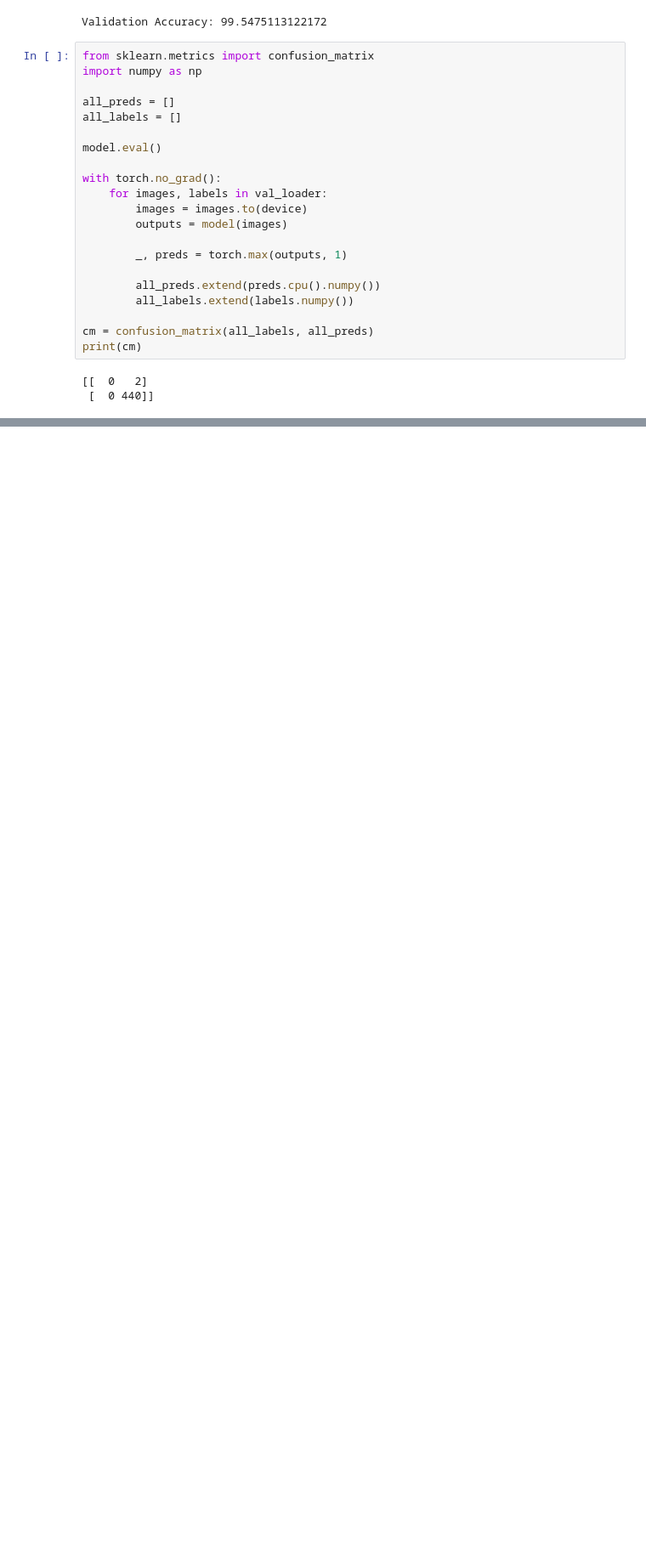
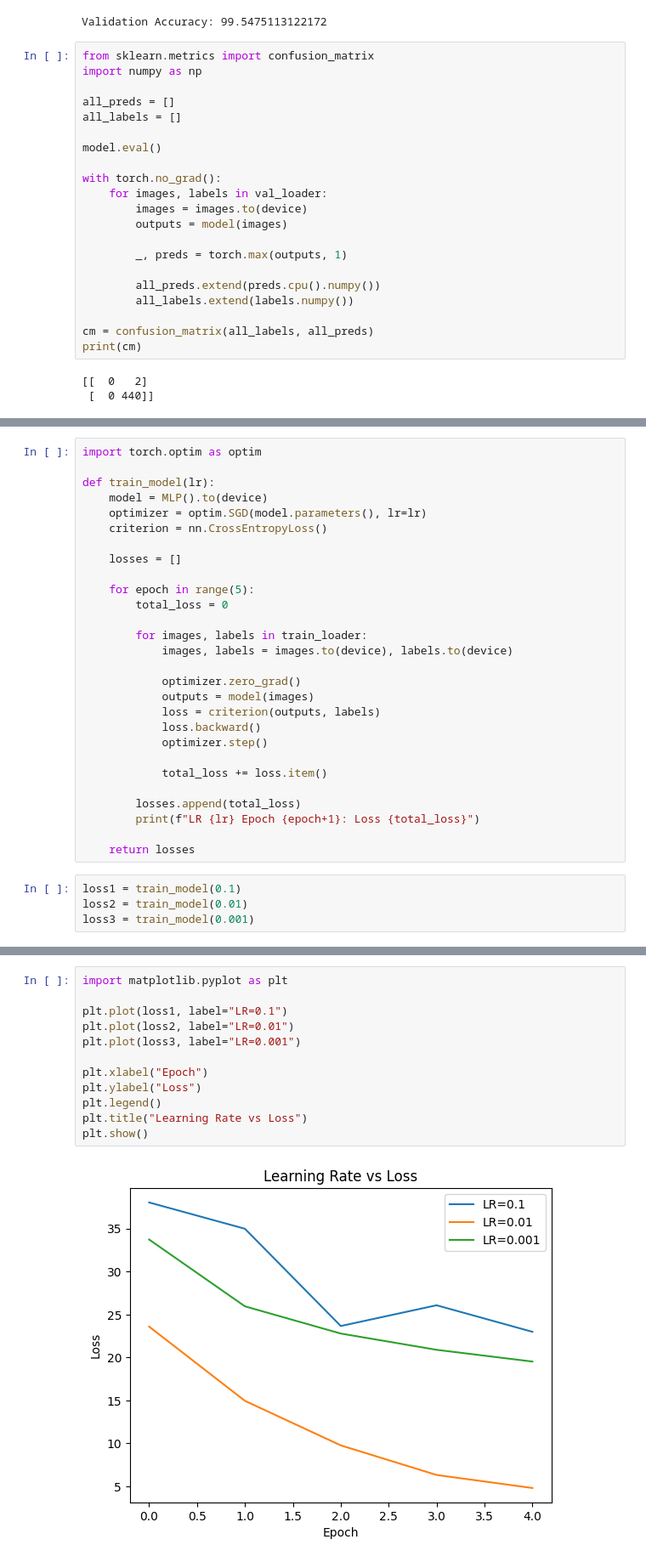
Before and after one commit to GodishalaAshwith/DeepLearning, a Jupyter notebook: DLAssignment.ipynb, the cells around one changed output, grey strips where cells are left out. Shown at 85% size. Saved outputs shown, nothing was run; the diff lists cells and outputs as text; blank space fills up the shorter version.

```diff
--- a/DLAssignment.ipynb
+++ b/DLAssignment.ipynb
@@ -302,0 +340,32 @@ print(cm)
+# %%
+import torch.optim as optim
+
+def train_model(lr):
+    model = MLP().to(device)
+    optimizer = optim.SGD(model.parameters(), lr=lr)
+    criterion = nn.CrossEntropyLoss()
+
+    losses = []
+
+    for epoch in range(5):
+        total_loss = 0
+
+        for images, labels in train_loader:
+            images, labels = images.to(device), labels.to(device)
+
+            optimizer.zero_grad()
+            outputs = model(images)
+            loss = criterion(outputs, labels)
+            loss.backward()
+            optimizer.step()
+
+            total_loss += loss.item()
+
+        losses.append(total_loss)
+        print(f"LR {lr} Epoch {epoch+1}: Loss {total_loss}")
+
+    return losses
+# %%
+loss1 = train_model(0.1)
+loss2 = train_model(0.01)
+loss3 = train_model(0.001)
@@ -302,0 +388,14 @@ print(cm)
+# %%
+import matplotlib.pyplot as plt
+
+plt.plot(loss1, label="LR=0.1")
+plt.plot(loss2, label="LR=0.01")
+plt.plot(loss3, label="LR=0.001")
+
+plt.xlabel("Epoch")
+plt.ylabel("Loss")
+plt.legend()
+plt.title("Learning Rate vs Loss")
+plt.show()
+# %% [output]
+[figure, added]
```
Also changed, not shown: parts of 11 cells of this notebook.
